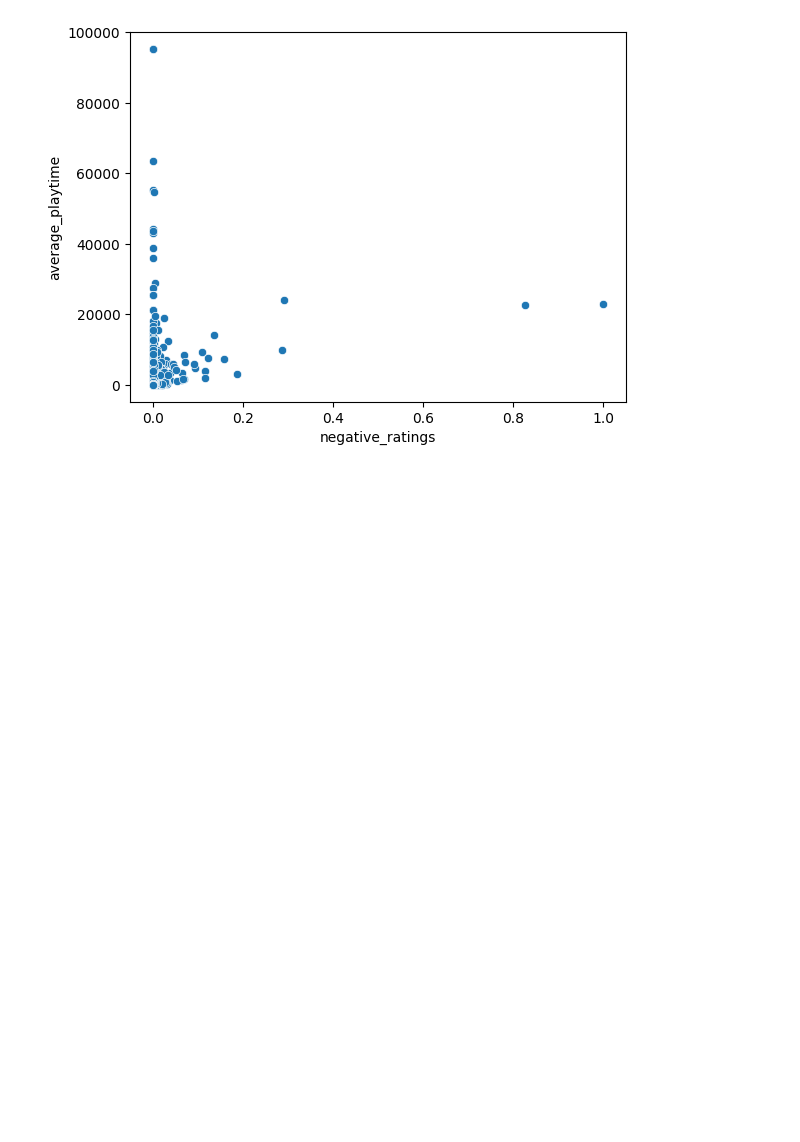
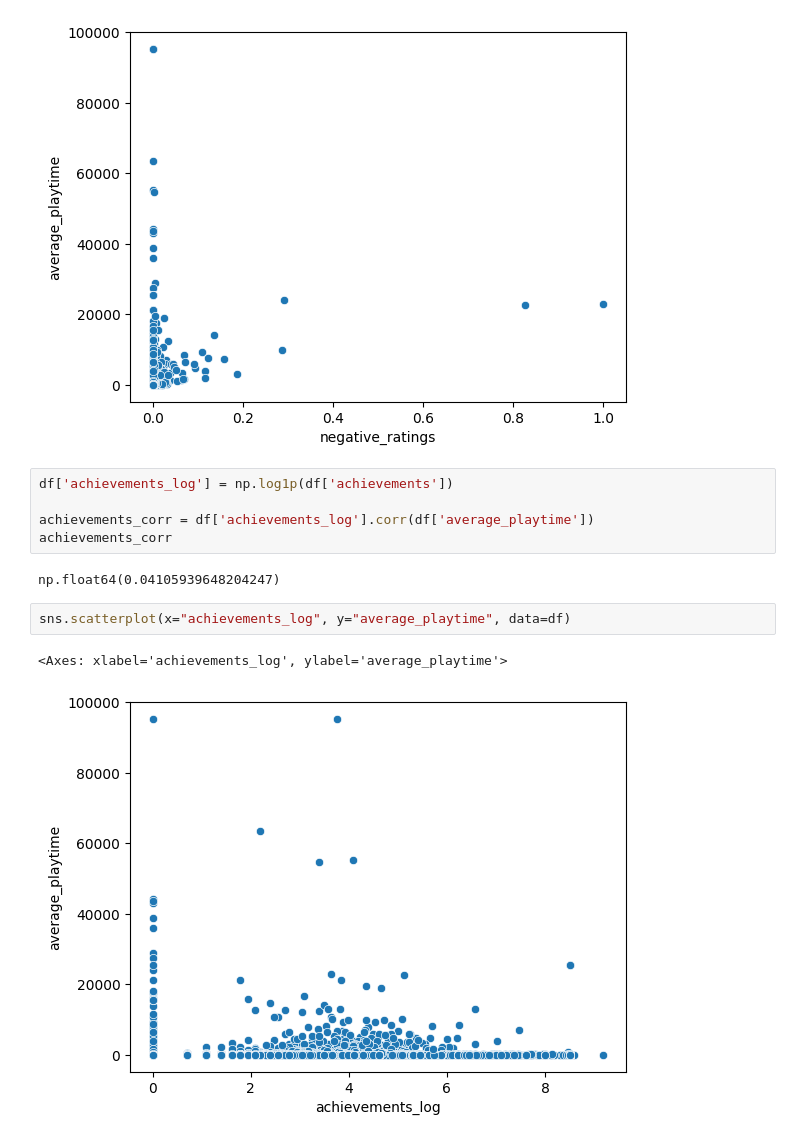
Before and after one commit to LamyaAlkhathami/Game_Addictiveness, a Jupyter notebook: notebooks/EDA.ipynb, the cells around one changed output. Cells and saved outputs as stored; diff of their text form; blank space fills up the shorter version.

```diff
--- a/notebooks/EDA.ipynb
+++ b/notebooks/EDA.ipynb
@@ -162,3 +162,15 @@ sns.scatterplot(x="negative_ratings", y="average_playtime", data=df)
 # %% [output]
 <Axes: xlabel='negative_ratings', ylabel='average_playtime'>
 [figure]
+# %%
+df['achievements_log'] = np.log1p(df['achievements'])
+
+achievements_corr = df['achievements_log'].corr(df['average_playtime'])
+achievements_corr
+# %% [output]
+np.float64(0.04105939648204247)
+# %%
+sns.scatterplot(x="achievements_log", y="average_playtime", data=df)
+# %% [output]
+<Axes: xlabel='achievements_log', ylabel='average_playtime'>
+[figure, added]
```
Also changed, not shown: parts of 5 cells of this notebook, 1 other file.
